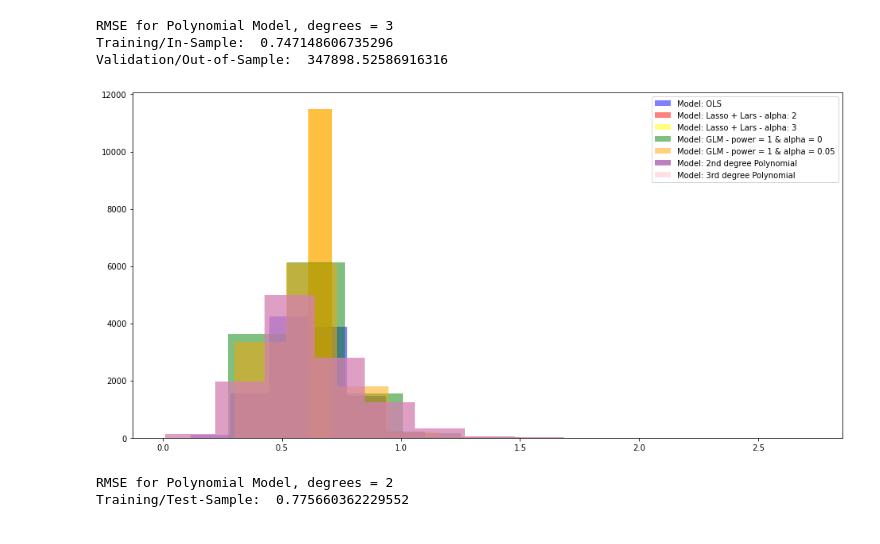
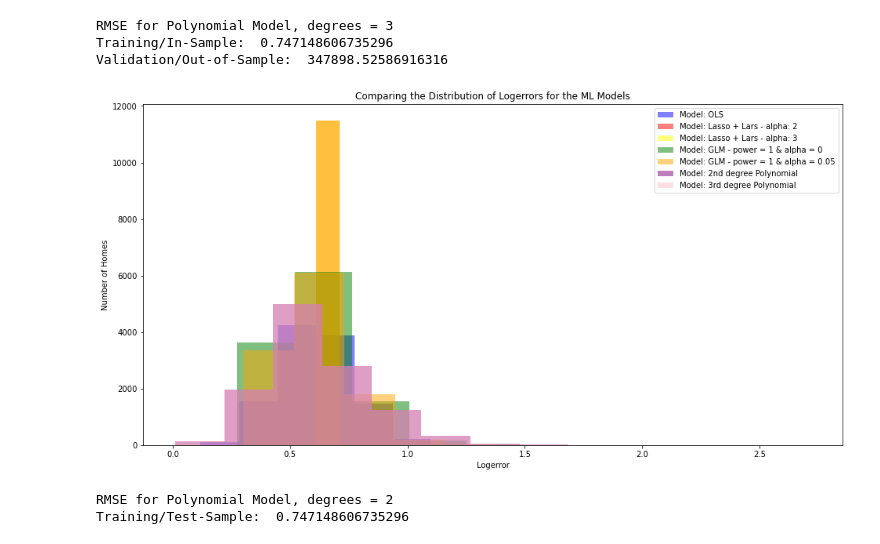
Before and after one commit to kcabanela-drodriguez/clustering-project, a Jupyter notebook: Zillow_Clustering_Final.ipynb, the cells around one changed output. Cells and saved outputs as stored; diff of their text form; code cells hidden in the pictures.

```diff
--- a/Zillow_Clustering_Final.ipynb
+++ b/Zillow_Clustering_Final.ipynb
@@ -387,20 +388,3 @@ for ax, k in zip(axs.ravel(), range(2, 6)):
 ### Question 4
 
 - How different are the logerrors for the three counties in the dataset?
-# %%
-## add a column that bins each value of logerror into max, min, or med absolute error
-train['log_error'] = pd.cut(train.logerror, bins=[-.75, -.03, -.01, .01, .03, .75], ordered=False, labels=['max_error','med_error','min_error','med_error','max_error'])
-
-# plot the data to see if any county has a higher percentage of max logerrors
-x, y, hue = 'county', 'proportion', 'log_error'
-hue_order = ['max_error', 'med_error', 'min_error']
-
-plt.figure(figsize=(10,6))
-(train[hue]
- .groupby(train[x])
- .value_counts(normalize=True)
- .rename(y)
- .reset_index()
- .pipe((sns.barplot, 'data'), x=train.county, y=train.proportion, hue= train.logerror))
-plt.title('Orange County Has The Largest Proportion of Zestimate Max Error,\n Los Angeles Has The Smallest Proportion of Zestimate Minimum Error', size=15);
-train.drop(columns = 'log_error', inplace = True)
@@ -772,17 +739,17 @@ Validation/Out-of-Sample:  347898.52586916316
 # %%
 plt.figure(figsize=(16,8))
 plt.hist(y_validate.pred_ols, color='blue', alpha=.5, label="Model: OLS")
 plt.hist(y_validate.pred_lasso, color='red', alpha=.5, label="Model: Lasso + Lars - alpha: 2")
 plt.hist(y_validate.pred_lasso3, color='yellow', alpha=.5, label="Model: Lasso + Lars - alpha: 3")
 plt.hist(y_validate.pred_glm, color='green', alpha=.5, label="Model: GLM - power = 1 & alpha = 0")
 plt.hist(y_validate.pred_glm_pa, color='orange', alpha=.5, label="Model: GLM - power = 1 & alpha = 0.05")
 plt.hist(y_validate.pred_lm2, color='purple', alpha=.5, label="Model: 2nd degree Polynomial")
 plt.hist(y_validate.pred_lm2, color='pink', alpha=.5, label="Model: 3rd degree Polynomial")
-#plt.xlabel("Final Grade (G3)")
-#plt.ylabel("Number of Students")
-#plt.title("Comparing the Distribution of Actual Grades to Distributions of Predicted Grades for the Top Models")
+plt.xlabel("Logerror")
+plt.ylabel("Number of Homes")
+plt.title("Comparing the Distribution of Logerrors for the ML Models")
 plt.legend()
 plt.show()
 # %% [output]
-[figure, old version]
+[figure, new version]
 # %%
@@ -807,4 +774,4 @@ rmse_test = mean_squared_error(y_test.logerror, y_test.pred_lm2)**(1/2)
 print("RMSE for Polynomial Model, degrees = 2\nTraining/Test-Sample: ", rmse_train)
 # %% [output]
 RMSE for Polynomial Model, degrees = 2
-Training/Test-Sample:  0.775660362229552
+Training/Test-Sample:  0.747148606735296
```
Also changed, not shown: parts of 12 cells of this notebook.
